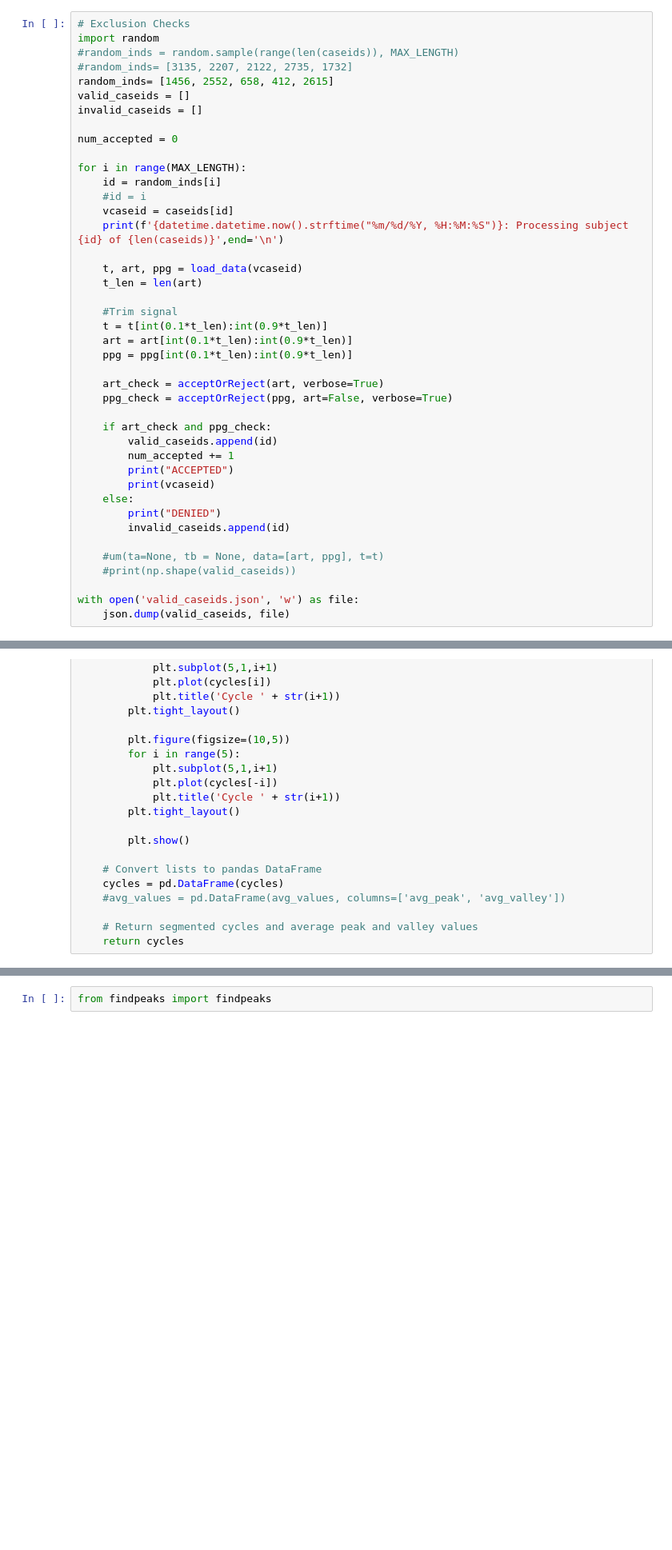
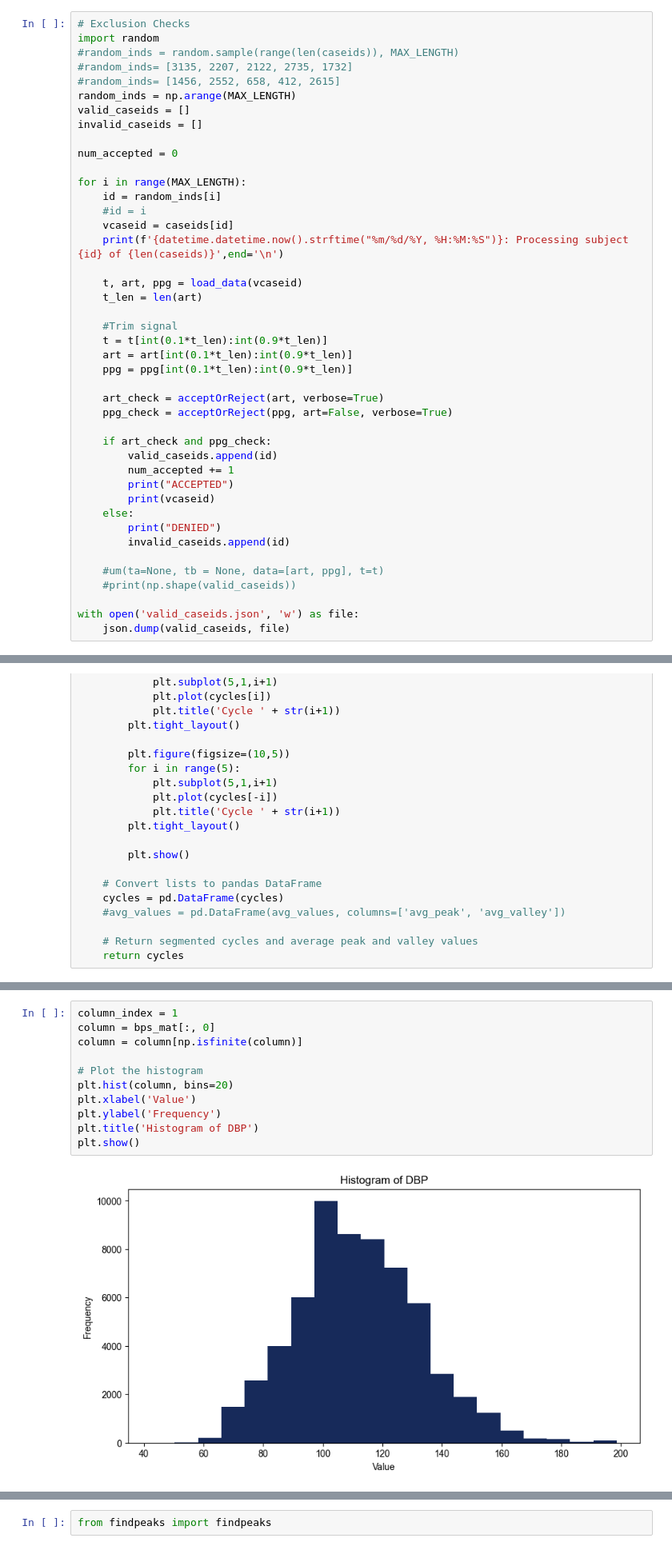
Before and after one commit to rohansanda/bp_prediction_cs229, a Jupyter notebook: processing_take3.ipynb, the cells around one changed output, grey strips where cells are left out. Shown at 80% size. Drawn from its saved outputs; the diff is of its cells as text; blank space fills up the shorter version.

```diff
--- a/processing_take3.ipynb
+++ b/processing_take3.ipynb
@@ -218,7 +218,8 @@ def acceptOrReject(sig, window_size_mult=4, art=True, verbose=False):
 import random
 #random_inds = random.sample(range(len(caseids)), MAX_LENGTH)
 #random_inds= [3135, 2207, 2122, 2735, 1732]
-random_inds= [1456, 2552, 658, 412, 2615]
+#random_inds= [1456, 2552, 658, 412, 2615]
+random_inds = np.arange(MAX_LENGTH)
 valid_caseids = []
 invalid_caseids = []
 
@@ -557,0 +722,13 @@ len(chunks_art)
+# %%
+column_index = 1
+column = bps_mat[:, 0]
+column = column[np.isfinite(column)]
+
+# Plot the histogram
+plt.hist(column, bins=20)
+plt.xlabel('Value')
+plt.ylabel('Frequency')
+plt.title('Histogram of DBP')
+plt.show()
+# %% [output]
+[figure, added]
```
Also changed, not shown: parts of 34 cells of this notebook, 1 other file.
